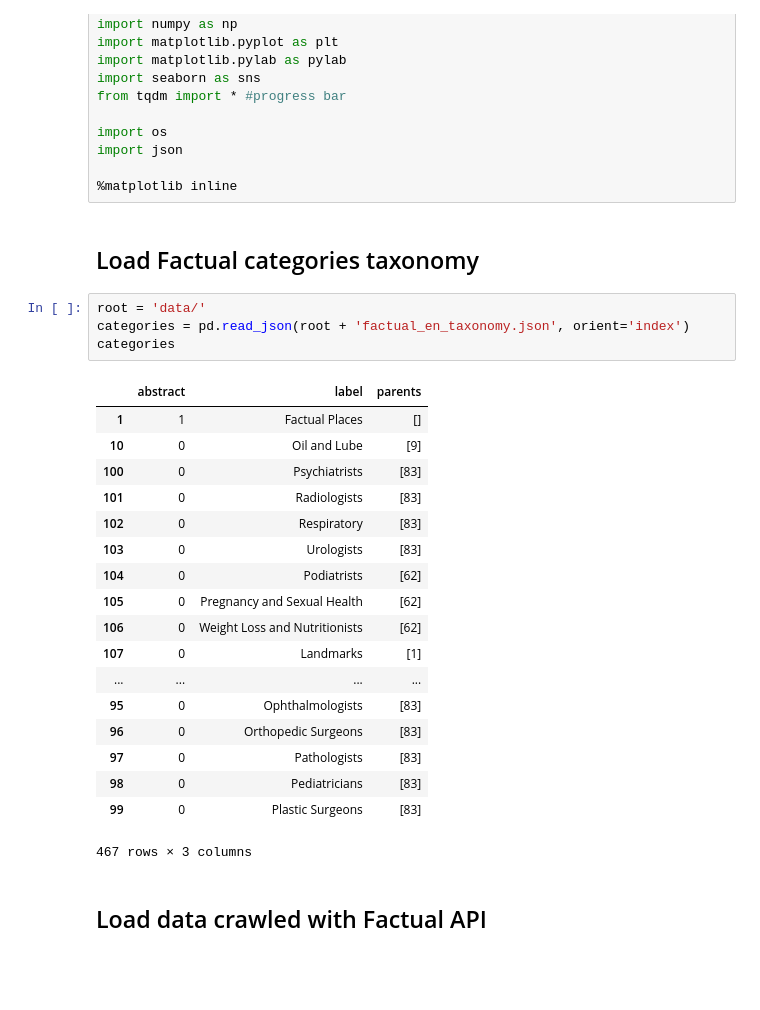
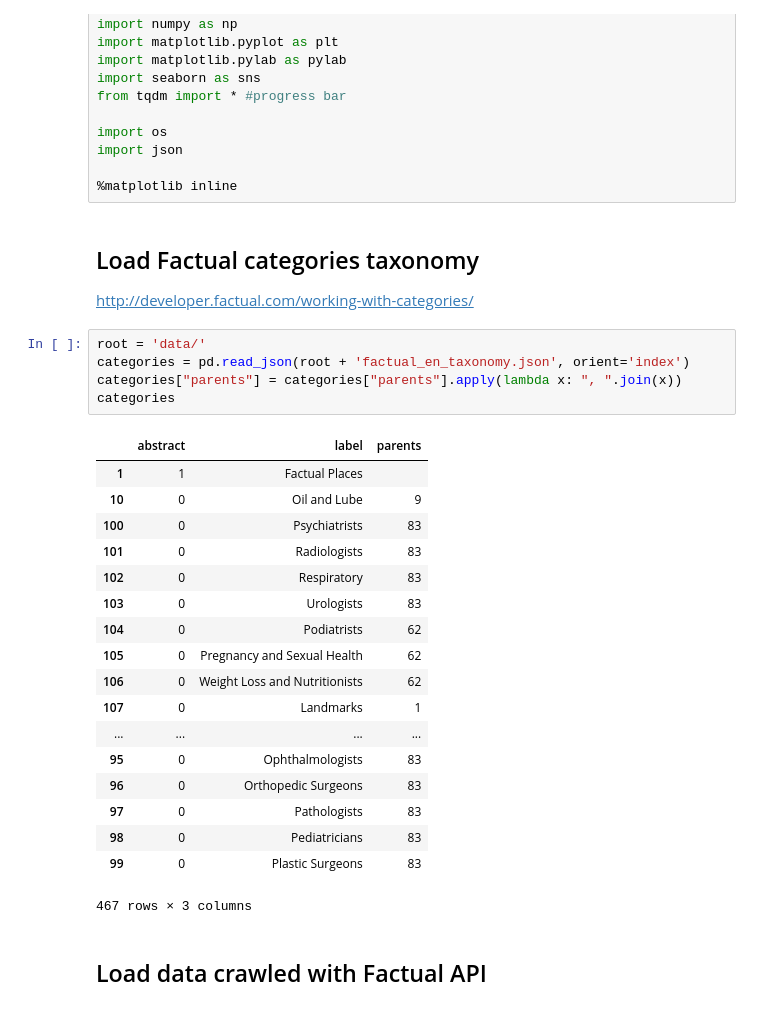
Before and after one commit to PaluchowskiMatthew/ADA-Orion, a Jupyter notebook: Lausanne & Zurich places.ipynb, the cells around one changed output. Cells and saved outputs as stored; diff of their text form; blank space fills up the shorter version.

```diff
--- a/Lausanne & Zurich places.ipynb
+++ b/Lausanne & Zurich places.ipynb
@@ -14,28 +14,31 @@ import json
 %matplotlib inline
 # %% [markdown]
 ## Load Factual categories taxonomy
+
+http://developer.factual.com/working-with-categories/
 # %%
 root = 'data/'
 categories = pd.read_json(root + 'factual_en_taxonomy.json', orient='index')
+categories["parents"] = categories["parents"].apply(lambda x: ", ".join(x))
 categories
 # %% [output]
 |  | abstract | label | parents |
-| 1 | 1 | Factual Places | [] |
-| 10 | 0 | Oil and Lube | [9] |
-| 100 | 0 | Psychiatrists | [83] |
-| 101 | 0 | Radiologists | [83] |
-| 102 | 0 | Respiratory | [83] |
-| 103 | 0 | Urologists | [83] |
-| 104 | 0 | Podiatrists | [62] |
-| 105 | 0 | Pregnancy and Sexual Health | [62] |
-| 106 | 0 | Weight Loss and Nutritionists | [62] |
-| 107 | 0 | Landmarks | [1] |
+| 1 | 1 | Factual Places |  |
+| 10 | 0 | Oil and Lube | 9 |
+| 100 | 0 | Psychiatrists | 83 |
+| 101 | 0 | Radiologists | 83 |
+| 102 | 0 | Respiratory | 83 |
+| 103 | 0 | Urologists | 83 |
+| 104 | 0 | Podiatrists | 62 |
+| 105 | 0 | Pregnancy and Sexual Health | 62 |
+| 106 | 0 | Weight Loss and Nutritionists | 62 |
+| 107 | 0 | Landmarks | 1 |
 | ... | ... | ... | ... |
-| 95 | 0 | Ophthalmologists | [83] |
-| 96 | 0 | Orthopedic Surgeons | [83] |
-| 97 | 0 | Pathologists | [83] |
-| 98 | 0 | Pediatricians | [83] |
-| 99 | 0 | Plastic Surgeons | [83] |
+| 95 | 0 | Ophthalmologists | 83 |
+| 96 | 0 | Orthopedic Surgeons | 83 |
+| 97 | 0 | Pathologists | 83 |
+| 98 | 0 | Pediatricians | 83 |
+| 99 | 0 | Plastic Surgeons | 83 |
 467 rows × 3 columns
 # %% [markdown]
 ## Load data crawled with Factual API
```
Also changed, not shown: parts of 51 cells of this notebook.
